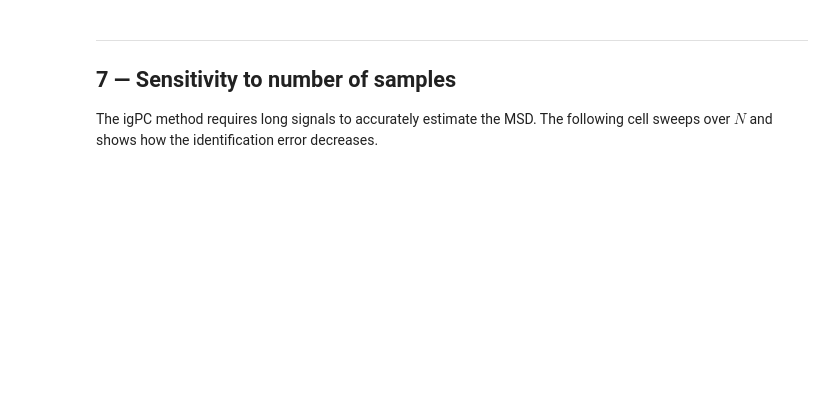
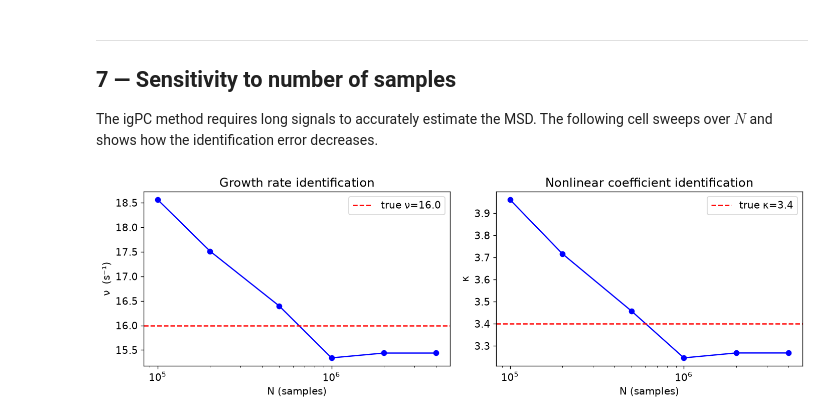
Before and after one commit to CamiloFSilva/ooigpc, a Jupyter notebook: notebooks/tutorial.ipynb, the cells around one changed output. Drawn from its saved outputs; the diff is of its cells as text; code cells hidden in the pictures; blank space fills up the shorter version.

```diff
--- a/notebooks/tutorial.ipynb
+++ b/notebooks/tutorial.ipynb
@@ -219,30 +258,32 @@ print(f"ν = {r.nu:.2f}  κ = {r.kappa:.3f}  Γ = {r.Gamma:.3e}")
 The igPC method requires long signals to accurately estimate the MSD.
 The following cell sweeps over $N$ and shows how the identification error decreases.
 # %%
-N_vec = [100_000, 200_000, 500_000, 1_000_000, 2_000_000]
+N_vec = [100_000, 200_000, 500_000, 1_000_000, 2_000_000, 4_000_000]
 nu_vec, kappa_vec = [], []
 
 for Ni in N_vec:
     xi = x[:Ni + 1]   # use the beginning of the long simulation
     try:
         out = identify_from_signal(xi, tau_values, dt_sim=dt, omega=omega)
         nu_vec.append(out['identification'].nu)
         kappa_vec.append(out['identification'].kappa)
     except Exception as e:
         nu_vec.append(np.nan)
         kappa_vec.append(np.nan)
         print(f"N={Ni}: {e}")
 
 fig, axes = plt.subplots(1, 2, figsize=(12, 4))
 axes[0].semilogx(N_vec, nu_vec, 'bo-')
 axes[0].axhline(nu, color='r', ls='--', label=f'true ν={nu}')
 axes[0].set(xlabel='N (samples)', ylabel='ν  (s⁻¹)', title='Growth rate identification')
 axes[0].legend()
 
 axes[1].semilogx(N_vec, kappa_vec, 'bo-')
 axes[1].axhline(kappa, color='r', ls='--', label=f'true κ={kappa}')
 axes[1].set(xlabel='N (samples)', ylabel='κ', title='Nonlinear coefficient identification')
 axes[1].legend()
 
 plt.tight_layout()
 plt.show()
+# %% [output]
+[figure, added]
```
Also changed, not shown: parts of 8 cells of this notebook, 8 other files.
